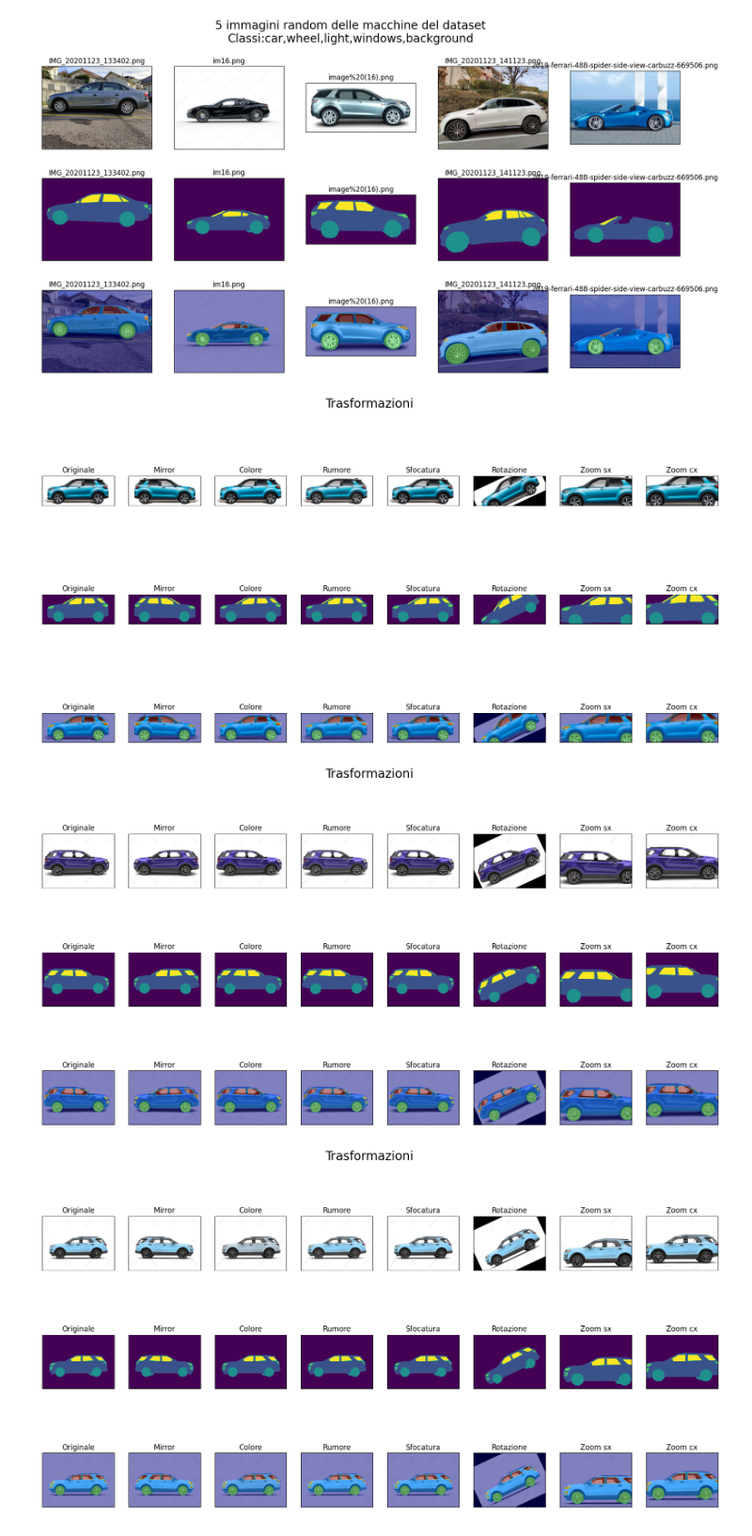
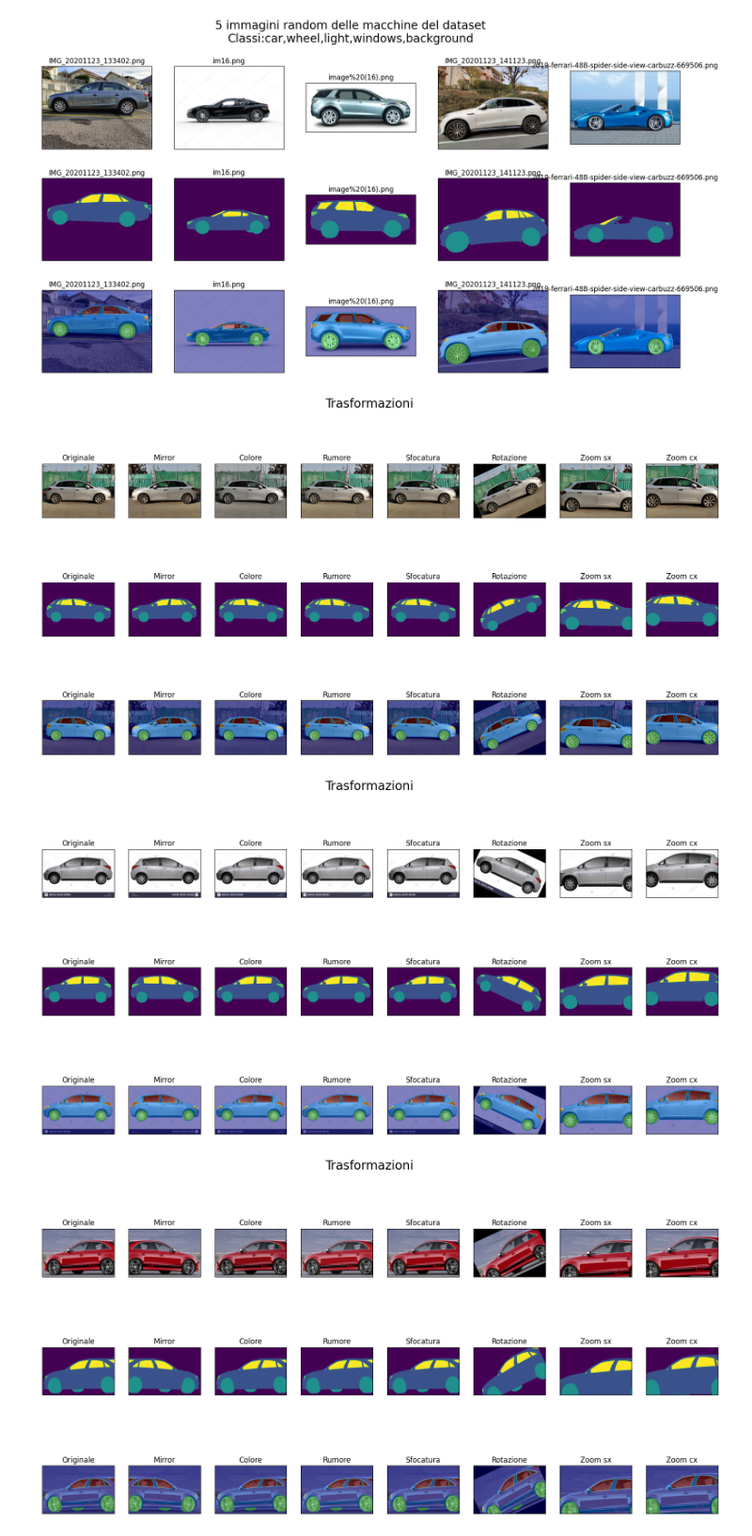
Before and after one commit to ele10-code/Deep_Learning, a Jupyter notebook: showImages.ipynb, the cells around one changed output. Shown at 94% size. Saved outputs shown, nothing was run; the diff lists cells and outputs as text; code cells hidden in the pictures.

```diff
--- a/showImages.ipynb
+++ b/showImages.ipynb
@@ -73,8 +73,9 @@ for j in range(5):
     fig = plt.figure(figsize=(20, 10))#(width,height)
     fig.tight_layout()
 
+
     #1) Mostro L'IMMAGINE originale
-    file = os.listdir(img_folder)[j]
+    file = random.choice(os.listdir(img_folder))
     image_path= os.path.join(img_folder, file)
     img=mpimg.imread(image_path)
     ax = fig.add_subplot(3, 8, 1)
@@ -106,33 +107,33 @@ for j in range(5):
 
     for i in range(len(trasformazioni)):
         new_file = trasformazioni[i][0]+file
         image_path= os.path.join(img_all, new_file)
         img=mpimg.imread(image_path)
         ax = fig.add_subplot(3, 8, i+2)
         #Imposto il titolo dell'immagine e rimuovo gli assi
         ax.title.set_text(trasformazioni[i][1])
         ax.set_xticks([])
         ax.set_yticks([])
         plt.imshow(img)
 
         #2) Mostro la MASCHERA
         mask_path = os.path.join(masks_all,new_file)
         #mask = mpimg.imread(mask_path)
         mask = cv2.imread(mask_path)
         ax = fig.add_subplot(3, 8, i+10)
         ax.title.set_text(trasformazioni[i][1])
         ax.set_xticks([])
         ax.set_yticks([])
         plt.imshow(mask[:,:,0])
 
         #3) Mostro la MASCHERA SOVRAPPOSTA ALL'IMMAGINE DI PARTENZA
         ax = fig.add_subplot(3, 8, i+18)
         ax.title.set_text(trasformazioni[i][1])
         ax.set_xticks([])
         ax.set_yticks([])
         plt.imshow(img, cmap='gray')
         plt.imshow(mask[:,:,0], cmap='jet', alpha=0.5)
 # %% [output]
-[figure, old version]
+[figure, new version]
-[figure, old version]
+[figure, new version]
-[figure, old version]
+[figure, new version]
```
Also changed, not shown: parts of 1 cell of this notebook, 3 other files.
